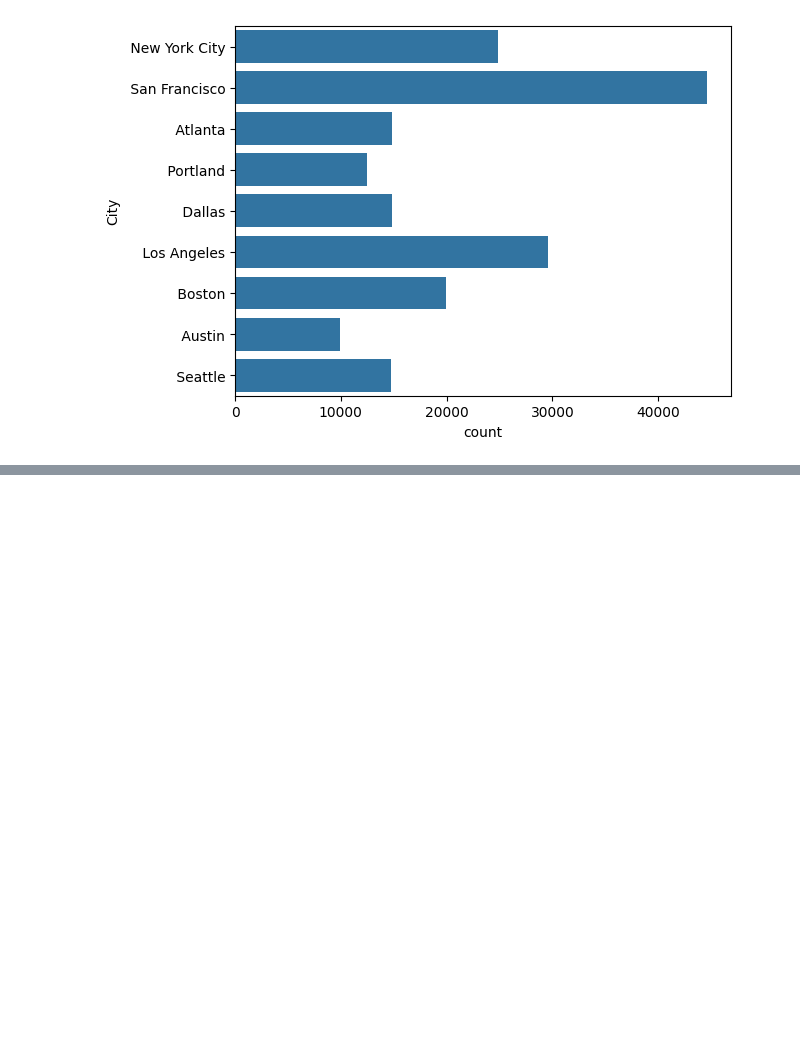
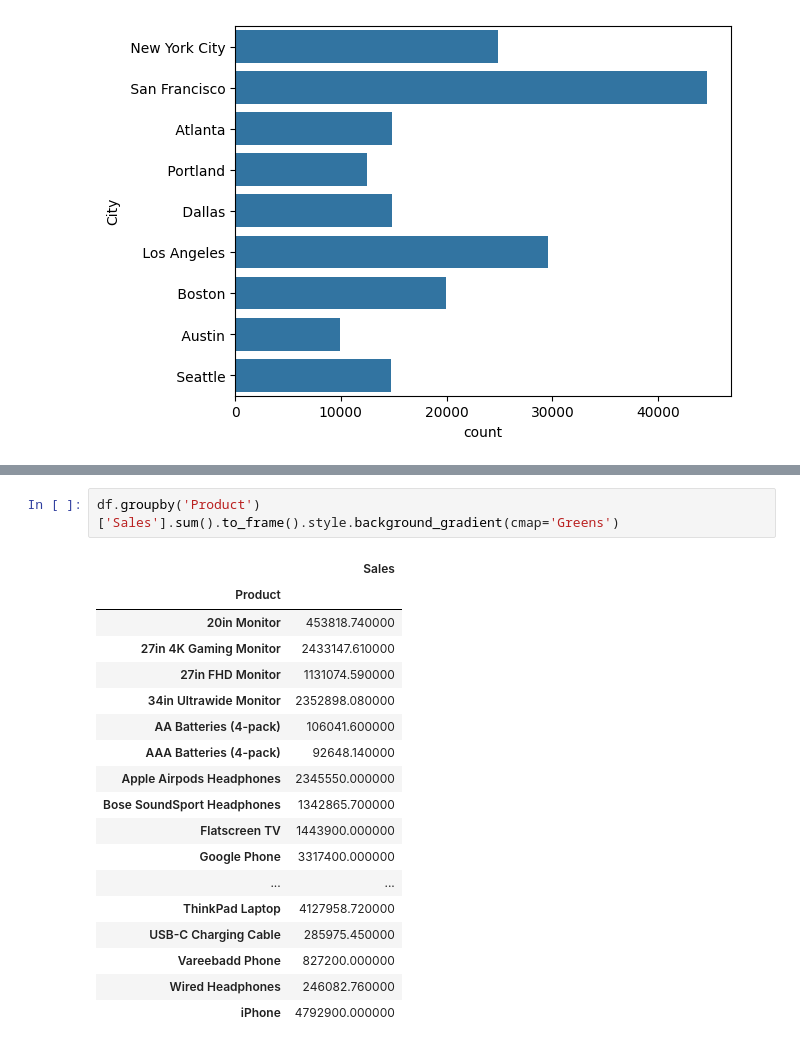
Before and after one commit to JOCRZ/Meriskill-Internship, a Jupyter notebook: Projects/project1.ipynb, the cells around one changed output, grey strips where cells are left out. Saved outputs shown, nothing was run; the diff lists cells and outputs as text; blank space fills up the shorter version.

```diff
--- a/Projects/project1.ipynb
+++ b/Projects/project1.ipynb
@@ -298,0 +337,21 @@ sns.countplot(df['City'])
+# %%
+df.groupby('Product')['Sales'].sum().to_frame().style.background_gradient(cmap='Greens')
+# %% [output]
+|  | Sales |
+| Product |  |
+| 20in Monitor | 453818.740000 |
+| 27in 4K Gaming Monitor | 2433147.610000 |
+| 27in FHD Monitor | 1131074.590000 |
+| 34in Ultrawide Monitor | 2352898.080000 |
+| AA Batteries (4-pack) | 106041.600000 |
+| AAA Batteries (4-pack) | 92648.140000 |
+| Apple Airpods Headphones | 2345550.000000 |
+| Bose SoundSport Headphones | 1342865.700000 |
+| Flatscreen TV | 1443900.000000 |
+| Google Phone | 3317400.000000 |
+| ... | ... |
+| ThinkPad Laptop | 4127958.720000 |
+| USB-C Charging Cable | 285975.450000 |
+| Vareebadd Phone | 827200.000000 |
+| Wired Headphones | 246082.760000 |
+| iPhone | 4792900.000000 |
```
Also changed, not shown: parts of 5 cells of this notebook.
